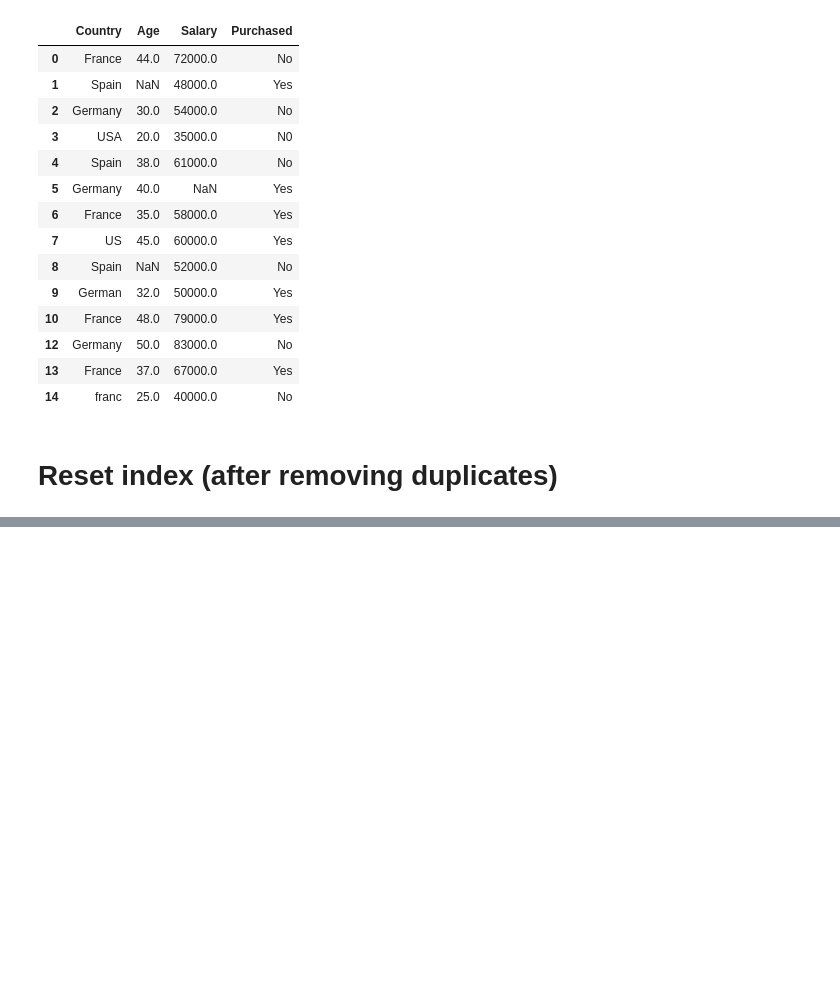
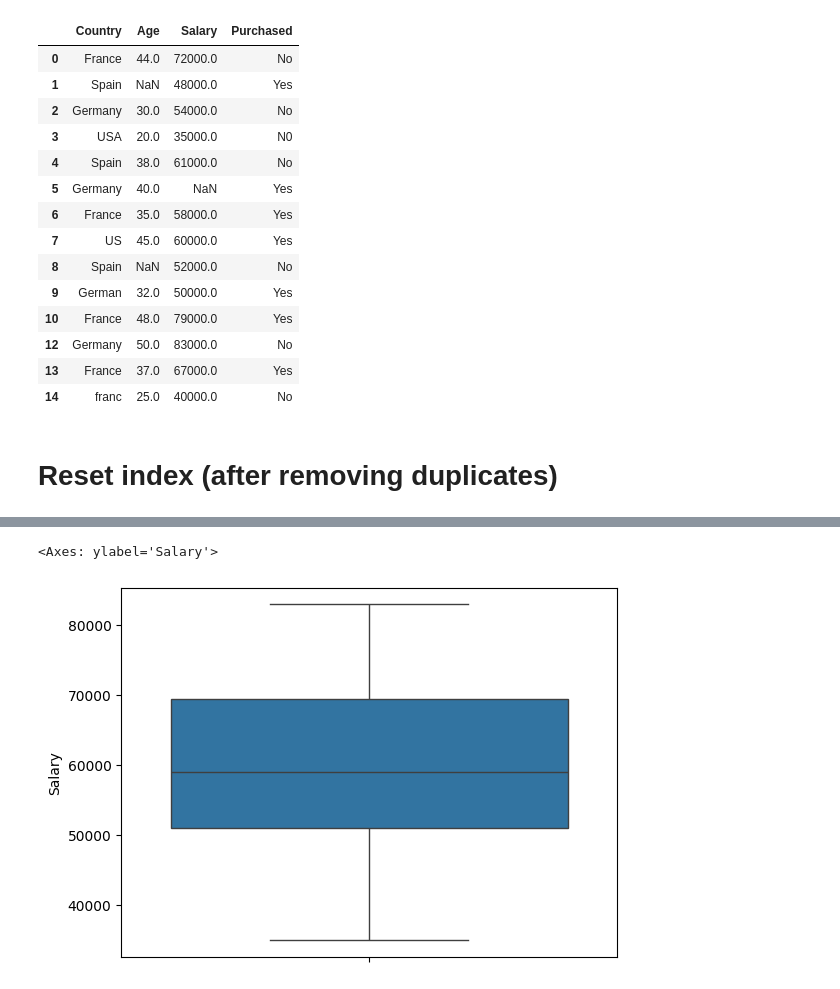
Before and after one commit to tilakpoudel/mds1, a Jupyter notebook: data-science/data-munging/data_munging.ipynb, the cells around one changed output, grey strips where cells are left out. Cells and saved outputs as stored; diff of their text form; code cells hidden in the pictures; blank space fills up the shorter version.

```diff
--- a/data-science/data-munging/data_munging.ipynb
+++ b/data-science/data-munging/data_munging.ipynb
@@ -189,0 +360,5 @@ data
+# %%
+sns.boxplot(data['Salary'])
+# %% [output]
+<Axes: ylabel='Salary'>
+[figure, added]
```
Also changed, not shown: parts of 32 cells of this notebook.
